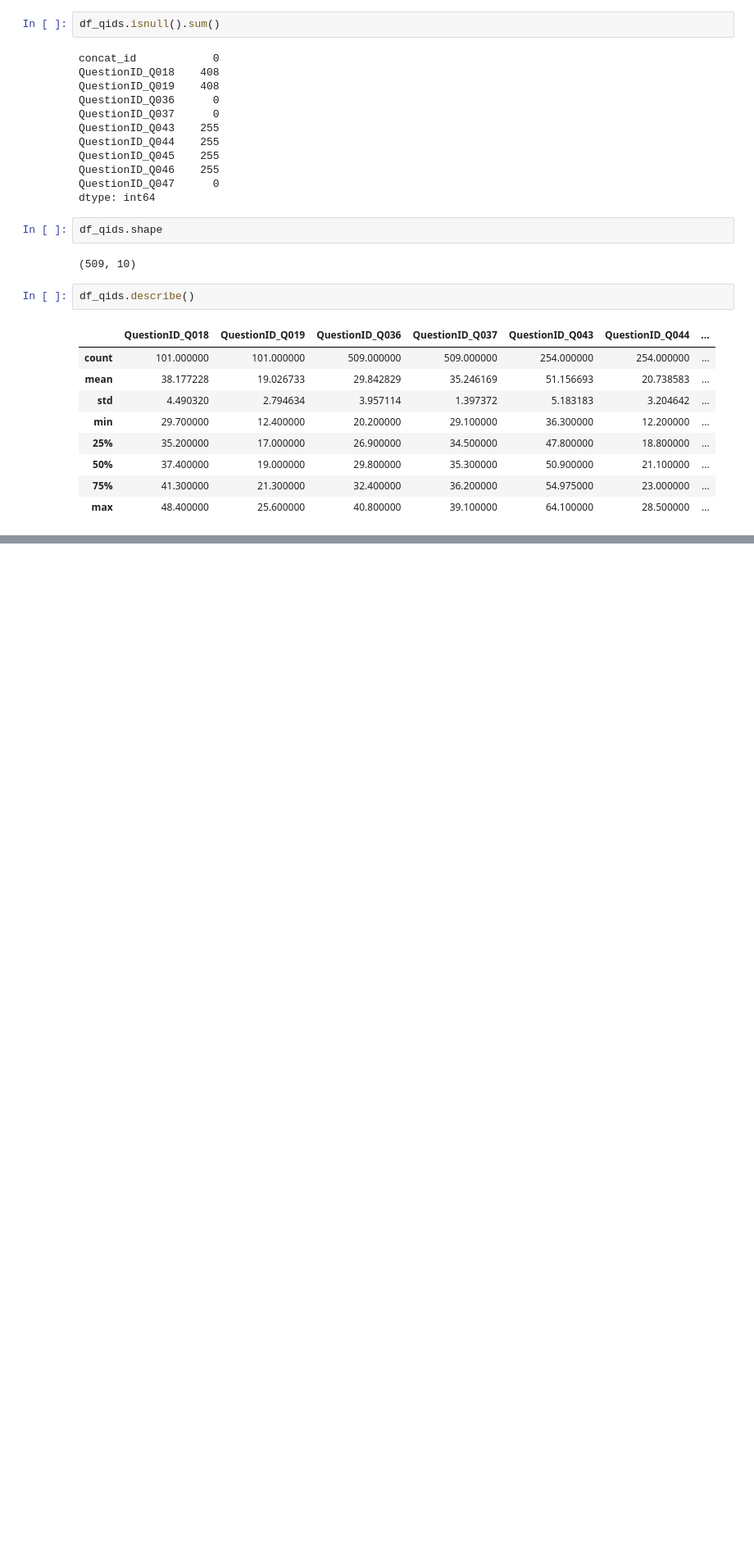
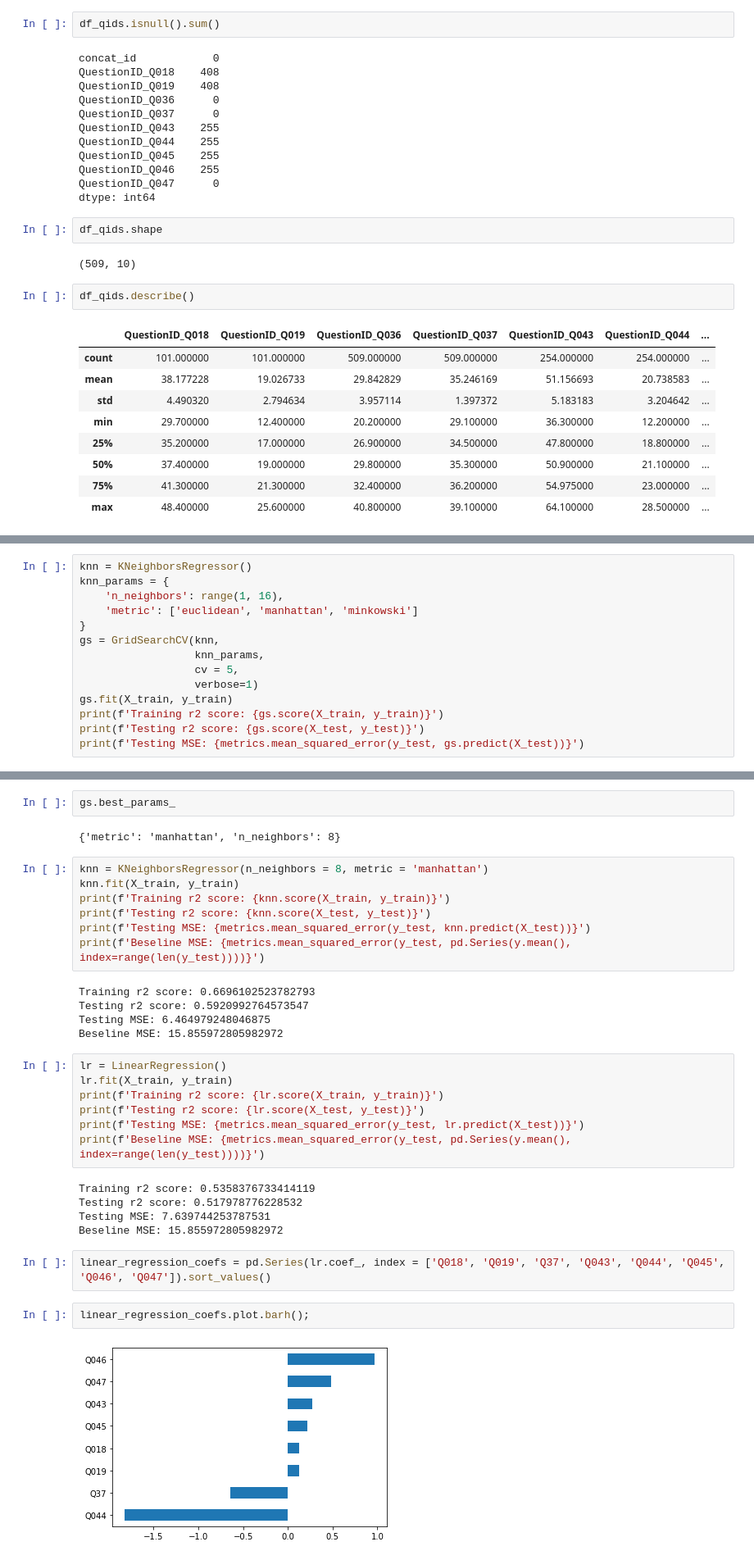
Before and after one commit to sbhewitt/Obesity-Group-Project, a Jupyter notebook: code/cdc_modeling_ryan.ipynb, the cells around one changed output, grey strips where cells are left out. Shown: that part at 82% size. Drawn from its saved outputs; the diff is of its cells as text; blank space fills up the shorter version.

```diff
--- a/code/cdc_modeling_ryan.ipynb
+++ b/code/cdc_modeling_ryan.ipynb
@@ -266,0 +323,14 @@ df_qids.describe()
+# %%
+knn = KNeighborsRegressor()
+knn_params = {
+    'n_neighbors': range(1, 16),
+    'metric': ['euclidean', 'manhattan', 'minkowski']
+}
+gs = GridSearchCV(knn,
+                  knn_params,
+                  cv = 5,
+                  verbose=1)
+gs.fit(X_train, y_train)
+print(f'Training r2 score: {gs.score(X_train, y_train)}')
+print(f'Testing r2 score: {gs.score(X_test, y_test)}')
+print(f'Testing MSE: {metrics.mean_squared_error(y_test, gs.predict(X_test))}')
@@ -266,0 +342,34 @@ df_qids.describe()
+# %%
+gs.best_params_
+# %% [output]
+{'metric': 'manhattan', 'n_neighbors': 8}
+# %%
+knn = KNeighborsRegressor(n_neighbors = 8, metric = 'manhattan')
+knn.fit(X_train, y_train)
+print(f'Training r2 score: {knn.score(X_train, y_train)}')
+print(f'Testing r2 score: {knn.score(X_test, y_test)}')
+print(f'Testing MSE: {metrics.mean_squared_error(y_test, knn.predict(X_test))}')
+print(f'Beseline MSE: {metrics.mean_squared_error(y_test, pd.Series(y.mean(), index=range(len(y_test))))}')
+# %% [output]
+Training r2 score: 0.6696102523782793
+Testing r2 score: 0.5920992764573547
+Testing MSE: 6.464979248046875
+Beseline MSE: 15.855972805982972
+# %%
+lr = LinearRegression()
+lr.fit(X_train, y_train)
+print(f'Training r2 score: {lr.score(X_train, y_train)}')
+print(f'Testing r2 score: {lr.score(X_test, y_test)}')
+print(f'Testing MSE: {metrics.mean_squared_error(y_test, lr.predict(X_test))}')
+print(f'Beseline MSE: {metrics.mean_squared_error(y_test, pd.Series(y.mean(), index=range(len(y_test))))}')
+# %% [output]
+Training r2 score: 0.5358376733414119
+Testing r2 score: 0.517978776228532
+Testing MSE: 7.639744253787531
+Beseline MSE: 15.855972805982972
+# %%
+linear_regression_coefs = pd.Series(lr.coef_, index = ['Q018', 'Q019', 'Q37', 'Q043', 'Q044', 'Q045', 'Q046', 'Q047']).sort_values()
+# %%
+linear_regression_coefs.plot.barh();
+# %% [output]
+[figure, added]
```
Also changed, not shown: parts of 11 cells of this notebook.
